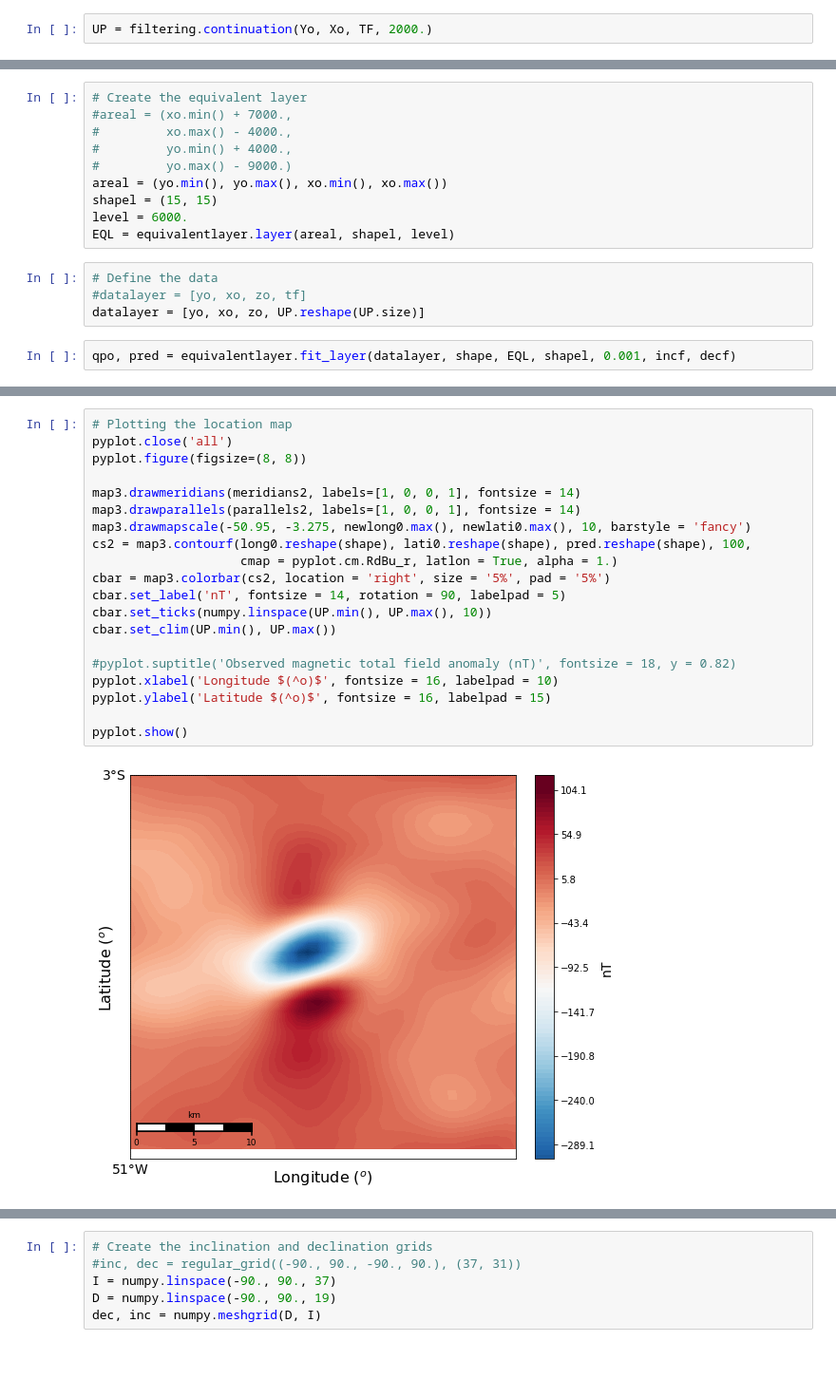
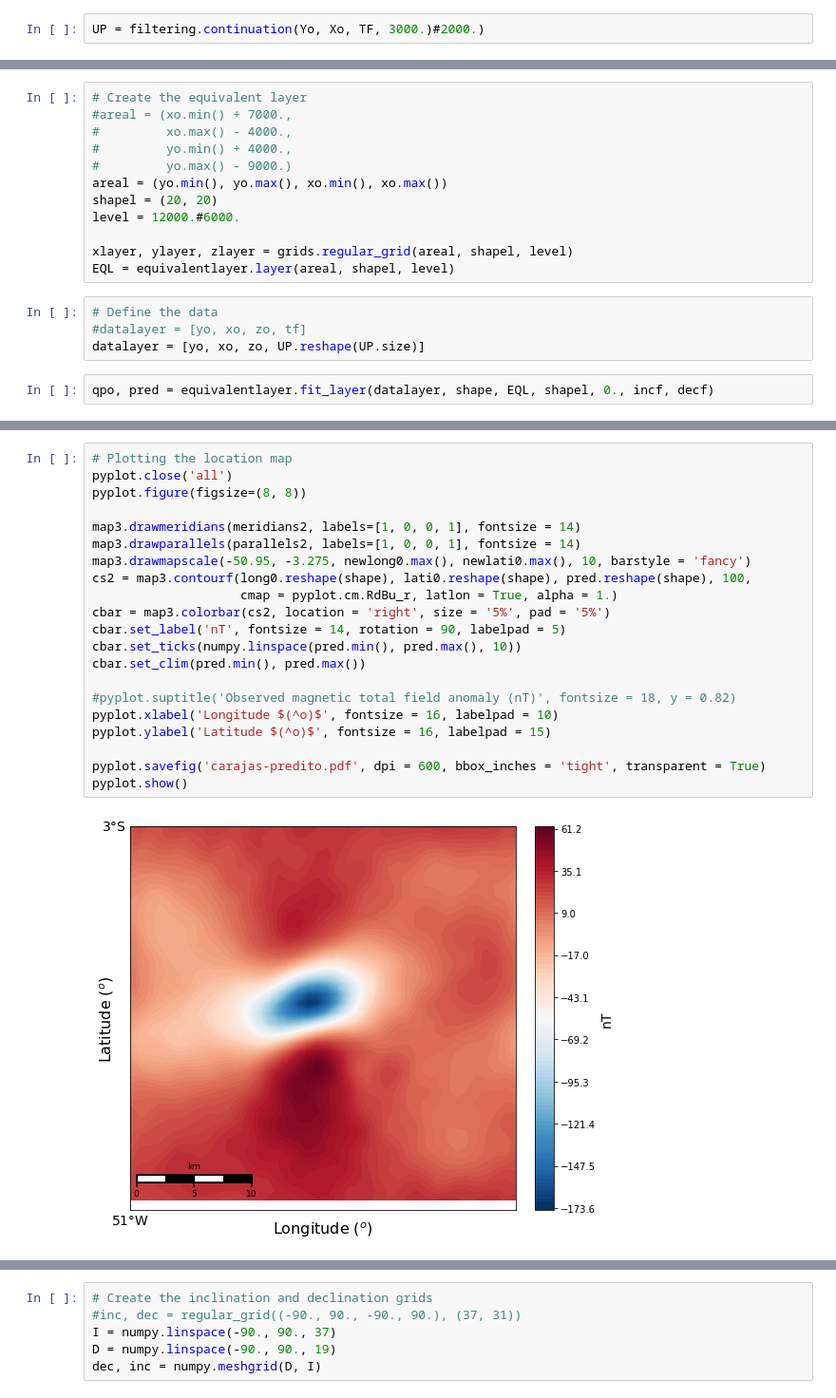
Before and after one commit to nelsondelimar/master, a Jupyter notebook: dissertation/real_carajas.ipynb, the cells around one changed output, grey strips where cells are left out. Shown at 95% size. Cells and saved outputs as stored; diff of their text form; blank space fills up the shorter version.

Commit message:
Notebook for multi-domain cross correlation at Carajas

```diff
--- a/dissertation/real_carajas.ipynb
+++ b/dissertation/real_carajas.ipynb
@@ -203,7 +204,7 @@ Yo = yo.reshape(shape)
 Zo = zo.reshape(shape)
 TF = tf.reshape(shape)
 # %%
-UP = filtering.continuation(Yo, Xo, TF, 2000.)
+UP = filtering.continuation(Yo, Xo, TF, 3000.)#2000.)
 # %%
 # Plotting the location map
 pyplot.close('all')
@@ -251,12 +252,14 @@ Magnetic field: 27279.4775
 #         yo.min() + 4000.,
 #         yo.max() - 9000.)
 areal = (yo.min(), yo.max(), xo.min(), xo.max())
-shapel = (15, 15)
-level = 6000.
+shapel = (20, 20)
+level = 12000.#6000.
+
+xlayer, ylayer, zlayer = grids.regular_grid(areal, shapel, level)
 EQL = equivalentlayer.layer(areal, shapel, level)
 # %%
 # Define the data
 #datalayer = [yo, xo, zo, tf]
 datalayer = [yo, xo, zo, UP.reshape(UP.size)]
 # %%
-qpo, pred = equivalentlayer.fit_layer(datalayer, shape, EQL, shapel, 0.001, incf, decf)
+qpo, pred = equivalentlayer.fit_layer(datalayer, shape, EQL, shapel, 0., incf, decf)
@@ -263,22 +290,23 @@ qpo, pred = equivalentlayer.fit_layer(datalayer, shape, EQL, shapel, 0.001, incf
 # %%
 # Plotting the location map
 pyplot.close('all')
 pyplot.figure(figsize=(8, 8))
 
 map3.drawmeridians(meridians2, labels=[1, 0, 0, 1], fontsize = 14)
 map3.drawparallels(parallels2, labels=[1, 0, 0, 1], fontsize = 14)
 map3.drawmapscale(-50.95, -3.275, newlong0.max(), newlati0.max(), 10, barstyle = 'fancy')
 cs2 = map3.contourf(long0.reshape(shape), lati0.reshape(shape), pred.reshape(shape), 100,
                     cmap = pyplot.cm.RdBu_r, latlon = True, alpha = 1.)
 cbar = map3.colorbar(cs2, location = 'right', size = '5%', pad = '5%')
 cbar.set_label('nT', fontsize = 14, rotation = 90, labelpad = 5)
-cbar.set_ticks(numpy.linspace(UP.min(), UP.max(), 10))
-cbar.set_clim(UP.min(), UP.max())
+cbar.set_ticks(numpy.linspace(pred.min(), pred.max(), 10))
+cbar.set_clim(pred.min(), pred.max())
 
 #pyplot.suptitle('Observed magnetic total field anomaly (nT)', fontsize = 18, y = 0.82)
 pyplot.xlabel('Longitude $(^o)$', fontsize = 16, labelpad = 10)
 pyplot.ylabel('Latitude $(^o)$', fontsize = 16, labelpad = 15)
 
+pyplot.savefig('carajas-predito.pdf', dpi = 600, bbox_inches = 'tight', transparent = True)
 pyplot.show()
 # %% [output]
-[figure, old version]
+[figure, new version]
```
Also changed, not shown: parts of 8 cells of this notebook.
